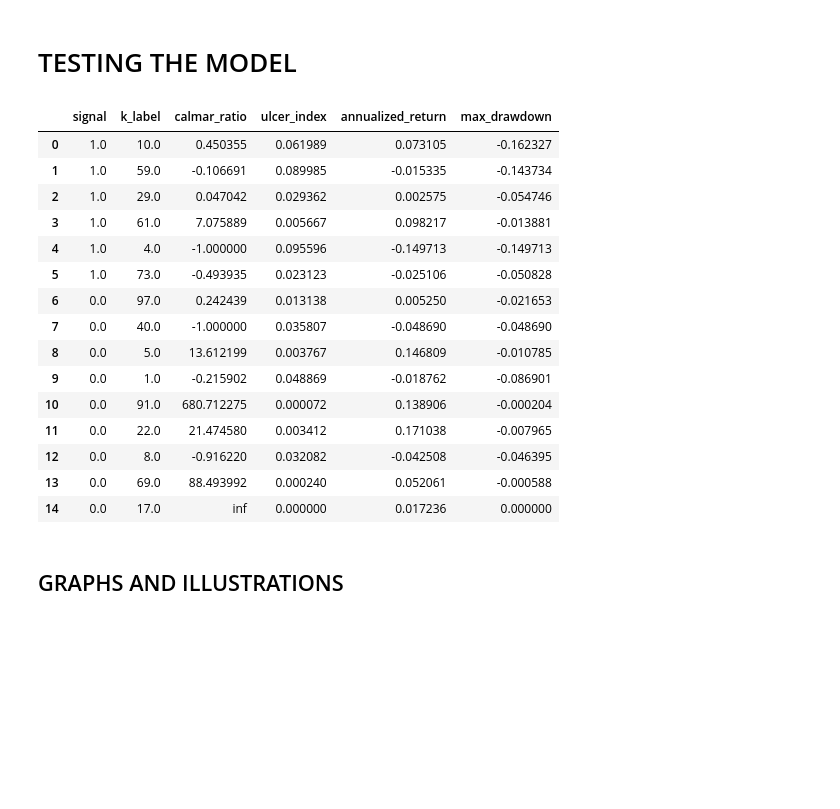
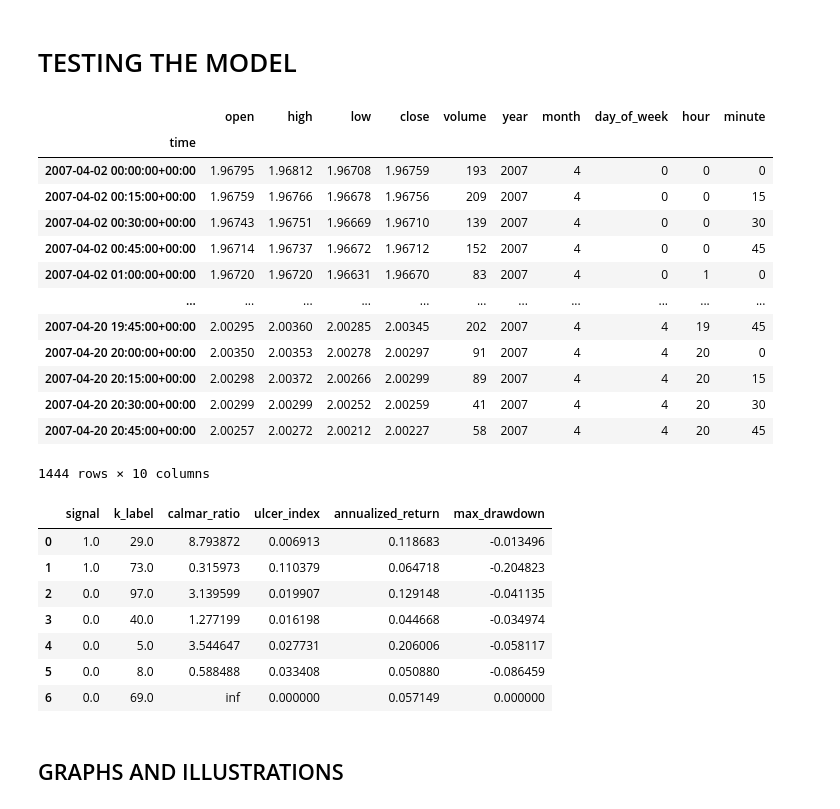
Before and after one commit to EngineerDanny/robust_algo_trader, a Jupyter notebook: kmeans/perceptually_important.ipynb, the cells around one changed output. Drawn from its saved outputs; the diff is of its cells as text; code cells hidden in the pictures; blank space fills up the shorter version.

```diff
--- a/kmeans/perceptually_important.ipynb
+++ b/kmeans/perceptually_important.ipynb
@@ -207,23 +207,38 @@ plt.show()
 [figure]
 # %% [markdown]
 # TESTING THE MODEL
+# %%
+test_df = pd.read_csv("/Users/newuser/Projects/robust_algo_trader/data/gen_oanda_data/GBP_USD_M15_raw_data.csv", parse_dates=['time'])
+test_df = test_df.set_index('time')
+# take data from 2007 to 2014
+# test_df = test_df['2008-01-01':'2008-06-01']
+# test_df = test_df['2007-06-01':'2007-08-01']
+test_df = test_df['2007-04-02':'2007-04-20']
+# test_df = test_df['2007-05-10':'2007-05-20']
+
+# add new columns from the time column, year, month, day, hour, minute
+test_df['year'] = test_df.index.year
+test_df['month'] = test_df.index.month
+test_df['day_of_week'] = test_df.index.day_of_week
+test_df['hour'] = test_df.index.hour
+test_df['minute'] = test_df.index.minute
+test_df
+# %% [output]
+|  | open | high | low | close | volume | year | month | day_of_week | hour | minute |
+| time |  |  |  |  |  |  |  |  |  |  |
+| 2007-04-02 00:00:00+00:00 | 1.96795 | 1.96812 | 1.96708 | 1.96759 | 193 | 2007 | 4 | 0 | 0 | 0 |
+| 2007-04-02 00:15:00+00:00 | 1.96759 | 1.96766 | 1.96678 | 1.96756 | 209 | 2007 | 4 | 0 | 0 | 15 |
+| 2007-04-02 00:30:00+00:00 | 1.96743 | 1.96751 | 1.96669 | 1.96710 | 139 | 2007 | 4 | 0 | 0 | 30 |
+| 2007-04-02 00:45:00+00:00 | 1.96714 | 1.96737 | 1.96672 | 1.96712 | 152 | 2007 | 4 | 0 | 0 | 45 |
+| 2007-04-02 01:00:00+00:00 | 1.96720 | 1.96720 | 1.96631 | 1.96670 | 83 | 2007 | 4 | 0 | 1 | 0 |
+| ... | ... | ... | ... | ... | ... | ... | ... | ... | ... | ... |
+| 2007-04-20 19:45:00+00:00 | 2.00295 | 2.00360 | 2.00285 | 2.00345 | 202 | 2007 | 4 | 4 | 19 | 45 |
+| 2007-04-20 20:00:00+00:00 | 2.00350 | 2.00353 | 2.00278 | 2.00297 | 91 | 2007 | 4 | 4 | 20 | 0 |
+| 2007-04-20 20:15:00+00:00 | 2.00298 | 2.00372 | 2.00266 | 2.00299 | 89 | 2007 | 4 | 4 | 20 | 15 |
+| 2007-04-20 20:30:00+00:00 | 2.00299 | 2.00299 | 2.00252 | 2.00259 | 41 | 2007 | 4 | 4 | 20 | 30 |
+| 2007-04-20 20:45:00+00:00 | 2.00257 | 2.00272 | 2.00212 | 2.00227 | 58 | 2007 | 4 | 4 | 20 | 45 |
+1444 rows × 10 columns
 # %%
-test_df = pd.read_csv("/Users/newuser/Projects/robust_algo_trader/data/gen_oanda_data/GBP_USD_M15_raw_data.csv", parse_dates=['time'])
-test_df = test_df.set_index('time')
-# take data from 2007 to 2014
-# test_df = test_df['2008-01-01':'2008-06-01']
-# test_df = test_df['2007-06-01':'2007-08-01']
-# test_df = test_df['2007-04-01':'2007-05-01']
-test_df = test_df['2007-05-10':'2007-05-20']
-
-# add new columns from the time column, year, month, day, hour, minute
-test_df['year'] = test_df.index.year
-test_df['month'] = test_df.index.month
-test_df['day_of_week'] = test_df.index.day_of_week
-test_df['hour'] = test_df.index.hour
-test_df['minute'] = test_df.index.minute
-test_df
-
 n_close_points = 24
 n_perc_points = 5
 dist_measure = 1
@@ -268,52 +283,42 @@ for i in range(len(first_best_performing_k_labels_df)):
     test_k_label_cumsum = test_pips_y_copy_df["future_log_ratio"].cumsum()
     test_k_label_cumsum = test_k_label_cumsum.reset_index(drop=True)
     if signal == 0:
         test_k_label_cumsum = -test_k_label_cumsum
     # Add a constant value to the series
     test_k_label_cumsum = test_k_label_cumsum + 100
-    n_period = 252
-    rf = 0.01
     annualized_return = (
         test_k_label_cumsum.iloc[-1] / test_k_label_cumsum.iloc[0]
     ) ** (1 / 1) - 1
     annualized_std = test_k_label_cumsum.std()
     ulcer_index = m_ulcer_index(test_k_label_cumsum)
     max_drawdown = ffn.calc_max_drawdown(test_k_label_cumsum)
     calmar_ratio = annualized_return / abs(max_drawdown)
     if (
         True
         # and calmar_ratio >= 2
         # and ulcer_index < 0.2
-        # and annualized_return > 0.02
-        # and abs(max_drawdown) < 0.4
+        and annualized_return > 0.02
+        and abs(max_drawdown) < 0.4
     ):
         test_performing_k_labels_list.append({
             "signal": signal,
             "k_label": m_k_label,
             "calmar_ratio": calmar_ratio,
             "ulcer_index": ulcer_index,
             "annualized_return": annualized_return,
             "max_drawdown": max_drawdown
         })
 test_performing_k_labels_df = pd.DataFrame(test_performing_k_labels_list)
 test_performing_k_labels_df
 # %% [output]
 |  | signal | k_label | calmar_ratio | ulcer_index | annualized_return | max_drawdown |
-| 0 | 1.0 | 10.0 | 0.450355 | 0.061989 | 0.073105 | -0.162327 |
-| 1 | 1.0 | 59.0 | -0.106691 | 0.089985 | -0.015335 | -0.143734 |
-| 2 | 1.0 | 29.0 | 0.047042 | 0.029362 | 0.002575 | -0.054746 |
-| 3 | 1.0 | 61.0 | 7.075889 | 0.005667 | 0.098217 | -0.013881 |
-| 4 | 1.0 | 4.0 | -1.000000 | 0.095596 | -0.149713 | -0.149713 |
-| 5 | 1.0 | 73.0 | -0.493935 | 0.023123 | -0.025106 | -0.050828 |
-| 6 | 0.0 | 97.0 | 0.242439 | 0.013138 | 0.005250 | -0.021653 |
-| 7 | 0.0 | 40.0 | -1.000000 | 0.035807 | -0.048690 | -0.048690 |
-| 8 | 0.0 | 5.0 | 13.612199 | 0.003767 | 0.146809 | -0.010785 |
-| 9 | 0.0 | 1.0 | -0.215902 | 0.048869 | -0.018762 | -0.086901 |
-| 10 | 0.0 | 91.0 | 680.712275 | 0.000072 | 0.138906 | -0.000204 |
-| 11 | 0.0 | 22.0 | 21.474580 | 0.003412 | 0.171038 | -0.007965 |
-| 12 | 0.0 | 8.0 | -0.916220 | 0.032082 | -0.042508 | -0.046395 |
-| 13 | 0.0 | 69.0 | 88.493992 | 0.000240 | 0.052061 | -0.000588 |
-| 14 | 0.0 | 17.0 | inf | 0.000000 | 0.017236 | 0.000000 |
+| 0 | 1.0 | 29.0 | 8.793872 | 0.006913 | 0.118683 | -0.013496 |
+| 1 | 1.0 | 73.0 | 0.315973 | 0.110379 | 0.064718 | -0.204823 |
+| 2 | 0.0 | 97.0 | 3.139599 | 0.019907 | 0.129148 | -0.041135 |
+| 3 | 0.0 | 40.0 | 1.277199 | 0.016198 | 0.044668 | -0.034974 |
+| 4 | 0.0 | 5.0 | 3.544647 | 0.027731 | 0.206006 | -0.058117 |
+| 5 | 0.0 | 8.0 | 0.588488 | 0.033408 | 0.050880 | -0.086459 |
+| 6 | 0.0 | 69.0 | inf | 0.000000 | 0.057149 | 0.000000 |
 # %%
 # 20,38,42,71
 29, 73, 97, 5,1
```
